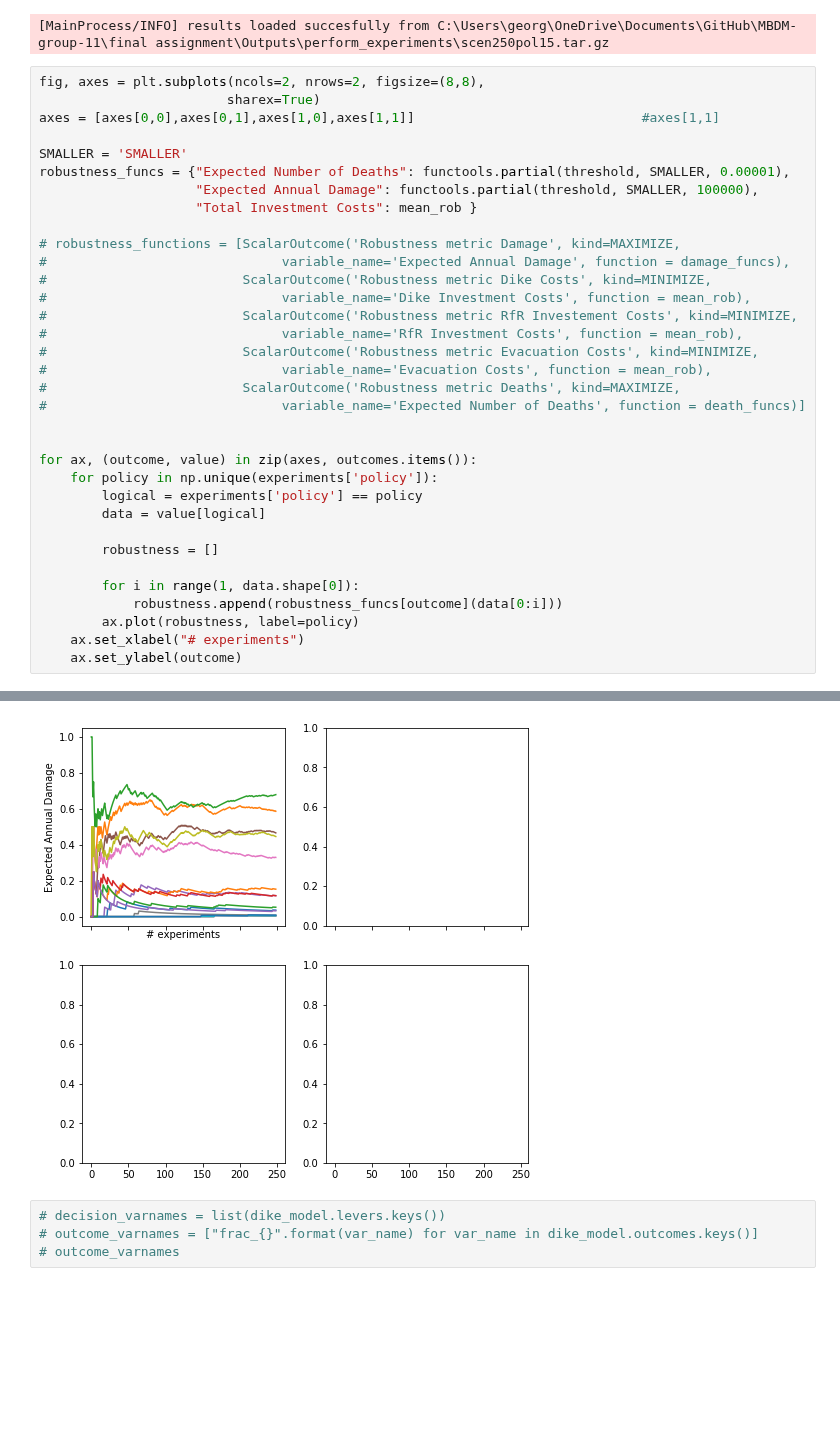
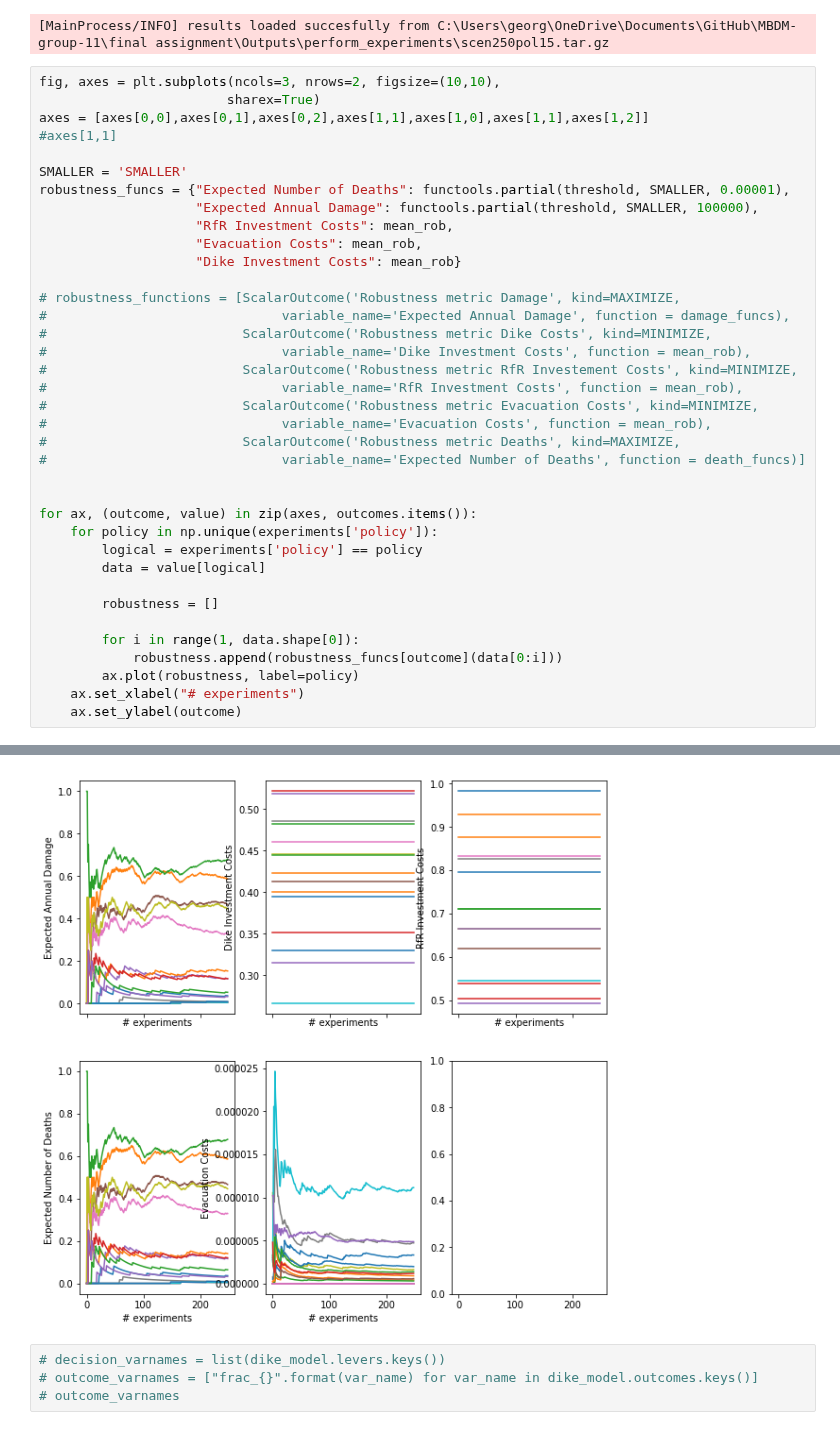
Before and after one commit to pdebiase/MBDM-group-11, a Jupyter notebook: final assignment/MORO_final.ipynb, the cells around one changed output, grey strips where cells are left out. Saved outputs shown, nothing was run; the diff lists cells and outputs as text; blank space fills up the shorter version.

```diff
--- a/final assignment/MORO_final.ipynb
+++ b/final assignment/MORO_final.ipynb
@@ -120,14 +120,16 @@ experiments, outcomes = results
 # %% [output]
 [MainProcess/INFO] results loaded succesfully from C:\Users\georg\OneDrive\Documents\GitHub\MBDM-group-11\final assignment\Outputs\perform_experiments\scen250pol15.tar.gz
 # %%
-fig, axes = plt.subplots(ncols=2, nrows=2, figsize=(8,8),
+fig, axes = plt.subplots(ncols=3, nrows=2, figsize=(10,10),
                         sharex=True)
-axes = [axes[0,0],axes[0,1],axes[1,0],axes[1,1]]                             #axes[1,1]
+axes = [axes[0,0],axes[0,1],axes[0,2],axes[1,1],axes[1,0],axes[1,1],axes[1,2]]                             #axes[1,1]
 
 SMALLER = 'SMALLER'
 robustness_funcs = {"Expected Number of Deaths": functools.partial(threshold, SMALLER, 0.00001),
                     "Expected Annual Damage": functools.partial(threshold, SMALLER, 100000),
-                    "Total Investment Costs": mean_rob }
+                    "RfR Investment Costs": mean_rob,
+                    "Evacuation Costs": mean_rob,
+                    "Dike Investment Costs": mean_rob}
 
 # robustness_functions = [ScalarOutcome('Robustness metric Damage', kind=MAXIMIZE,
 #                              variable_name='Expected Annual Damage', function = damage_funcs),
@@ -158,4 +159,4 @@ KeyError: 'Dike Investment Costs'
-[figure, old version]
+[figure, new version]
 # %%
 # decision_varnames = list(dike_model.levers.keys())
 # outcome_varnames = ["frac_{}".format(var_name) for var_name in dike_model.outcomes.keys()]
```
Also changed, not shown: parts of 2 cells of this notebook, 2 other files.
